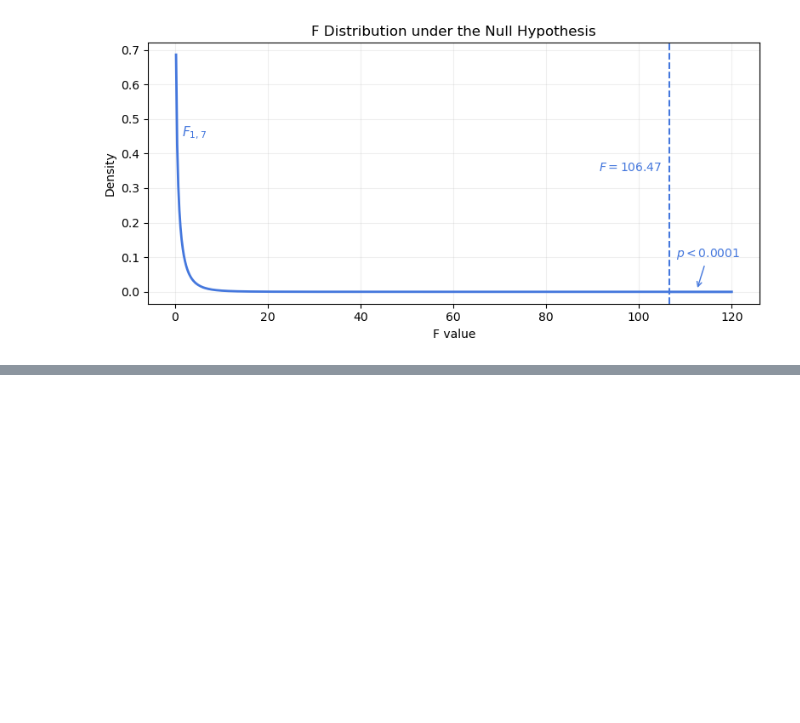
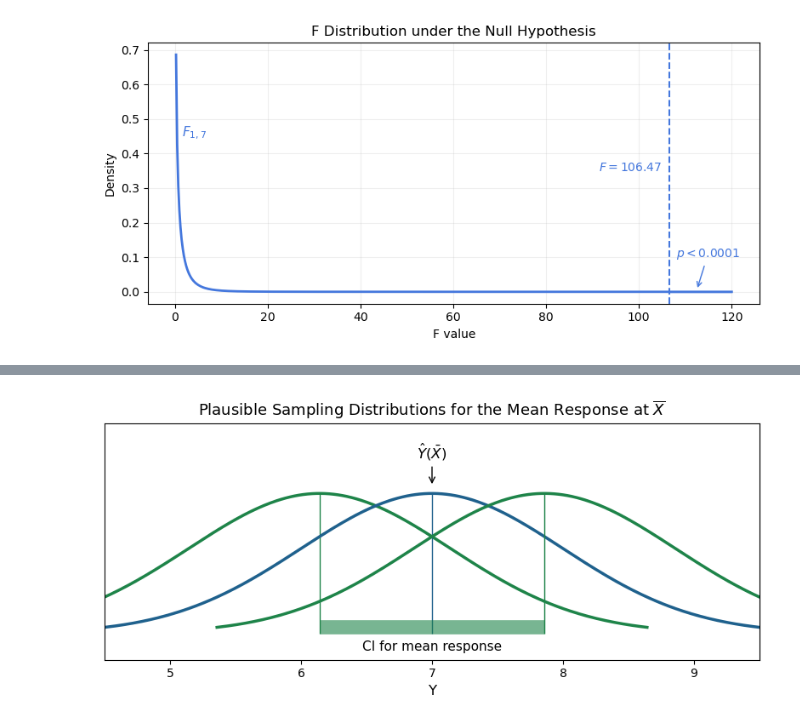
Before and after one commit to kdhenderson/stats-notes-for-ds, a Jupyter notebook: notebooks/foundation-chapter09_figs.ipynb, the cells around one changed output, grey strips where cells are left out. Drawn from its saved outputs; the diff is of its cells as text; code cells hidden in the pictures; blank space fills up the shorter version.

```diff
--- a/notebooks/foundation-chapter09_figs.ipynb
+++ b/notebooks/foundation-chapter09_figs.ipynb
@@ -188,0 +428,65 @@ plt.show()
+# %%
+import numpy as np
+import matplotlib.pyplot as plt
+from scipy.stats import norm
+
+# --- Model parameters from earlier ---
+beta_0 = 2
+beta_1 = 1
+sigma = 1.2
+n = 10
+X_bar = 5
+t_val = 2.262  # 95% CI, df = 8
+
+# --- Mean response and SE at X̄ ---
+Y_0 = beta_0 + beta_1 * X_bar  # should be 7
+SE_mean_Xbar = sigma * np.sqrt(1 / n)
+CI_half_width = t_val * SE_mean_Xbar
+CI_bounds = [Y_0 - CI_half_width, Y_0 + CI_half_width]
+
+# --- Colors ---
+blue = '#1F618D'
+green = '#1E8449'
+# orange = '#EB984E'
+
+# --- Generate plausible mean locations within CI ---
+mean_vals = np.linspace(CI_bounds[0], CI_bounds[1], 3)  # 3 plausible means
+y = np.linspace(-2.5, 2.5, 300)
+densities = [norm.pdf(y, loc=0, scale=1) for _ in mean_vals]  # standardized
+
+# --- Horizontal layout ---
+fig, ax = plt.subplots(figsize=(8, 3.8))
+
+# Plot each density horizontally
+for i, mu in enumerate(mean_vals):
+    color = blue if np.isclose(mu, Y_0) else green
+    ax.plot(mu + y, densities[i], color=color, lw=2.5)
+    ax.vlines(mu, ymin=0, ymax=norm.pdf(0), color=color, lw=1)
+
+# Annotate center
+ax.annotate(r'$\hat{Y}(\bar{X})$',
+            xy=(Y_0, norm.pdf(0) + 0.02),
+            xytext=(Y_0, norm.pdf(0) + 0.1),
+            ha='center', fontsize=12, arrowprops=dict(arrowstyle='->'))
+
+# Confidence interval line
+# ax.hlines(y=0, xmin=Y_0 - 2.5, xmax=Y_0 + 2.5, color='black', lw=1, alpha=0.6)
+ax.hlines(y=0.02, xmin=CI_bounds[0], xmax=CI_bounds[1],
+          color=green, lw=12, alpha=0.6)
+ax.text(Y_0, -0.05, "CI for mean response", ha='center', fontsize=11)
+
+# Axes formatting
+ax.set_xlim(Y_0 - 2.5, Y_0 + 2.5)
+ax.set_ylim(-0.075, norm.pdf(0) + 0.2)
+ax.set_yticks([])
+# ax.set_xticks([])
+ax.set_xlabel("Y", fontsize=12)
+ax.set_title("Plausible Sampling Distributions for the Mean Response at $\overline{X}$", fontsize=13)
+# ax.grid(True, alpha=0.3)
+# ax.spines[['left', 'right', 'top']].set_visible(False)
+
+plt.tight_layout()
+# plt.savefig("../images/fch09_CI_mean_distributions.png", dpi=300)
+plt.show()
+# %% [output]
+[figure, added]
```
Also changed, not shown: parts of 3 cells of this notebook.
